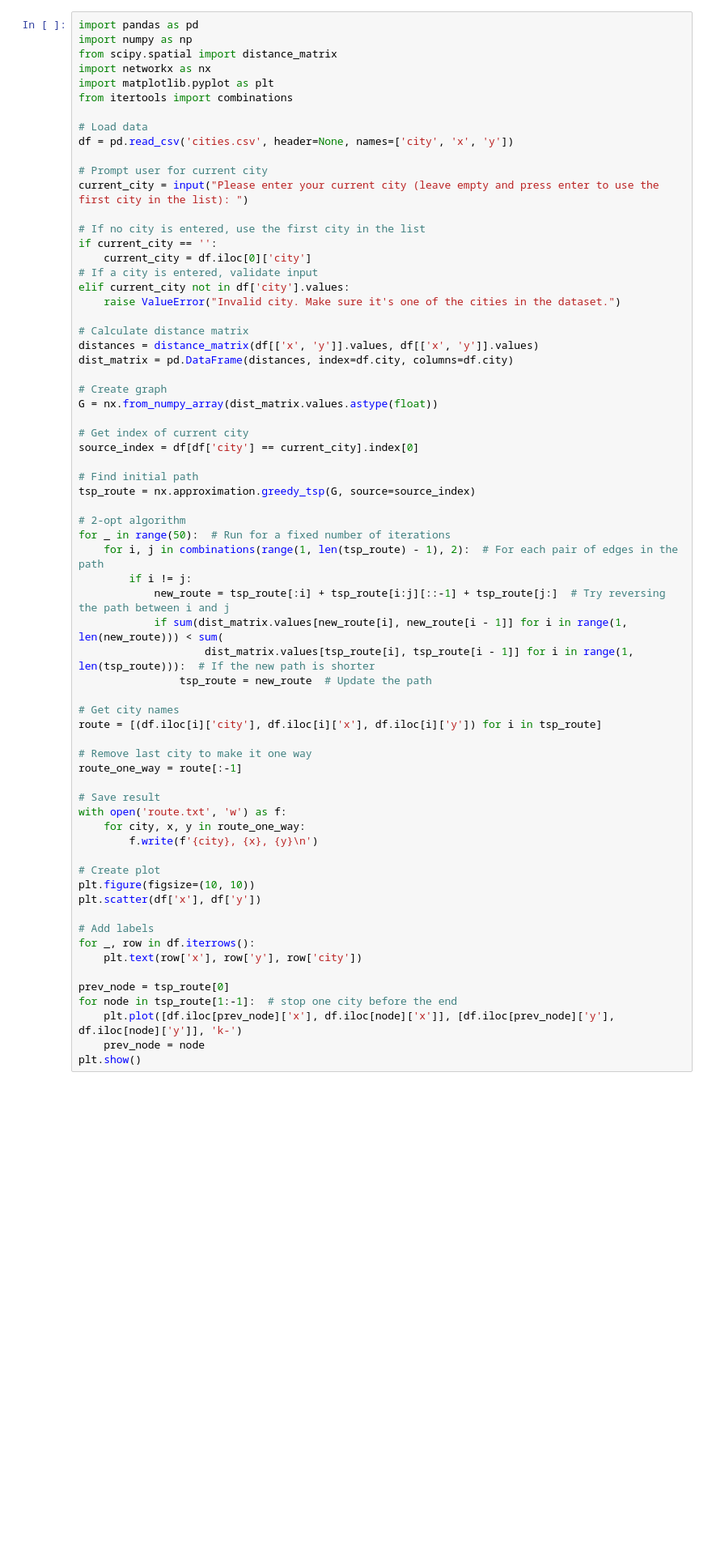
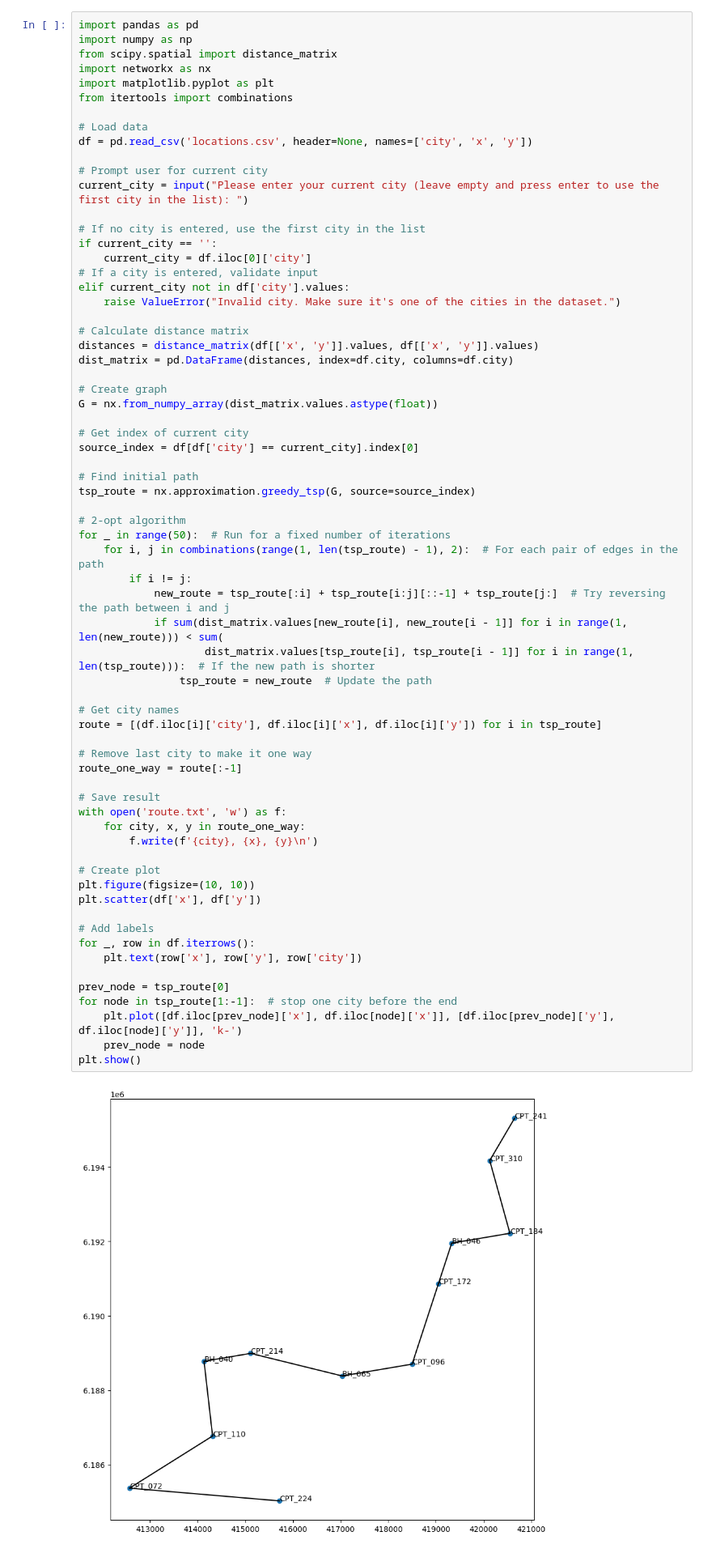
Before and after one commit to smlatic/remote-survey-operator, a Jupyter notebook: pathplanner_v2.ipynb, the cells around one changed output. Shown at 81% size. Cells and saved outputs as stored; diff of their text form; blank space fills up the shorter version.

```diff
--- a/pathplanner_v2.ipynb
+++ b/pathplanner_v2.ipynb
@@ -7,7 +7,7 @@ import matplotlib.pyplot as plt
 from itertools import combinations
 
 # Load data
-df = pd.read_csv('cities.csv', header=None, names=['city', 'x', 'y'])
+df = pd.read_csv('locations.csv', header=None, names=['city', 'x', 'y'])
 
 # Prompt user for current city
 current_city = input("Please enter your current city (leave empty and press enter to use the first city in the list): ")
@@ -38,30 +38,32 @@ for _ in range(50):  # Run for a fixed number of iterations
         if i != j:
             new_route = tsp_route[:i] + tsp_route[i:j][::-1] + tsp_route[j:]  # Try reversing the path between i and j
             if sum(dist_matrix.values[new_route[i], new_route[i - 1]] for i in range(1, len(new_route))) < sum(
                     dist_matrix.values[tsp_route[i], tsp_route[i - 1]] for i in range(1, len(tsp_route))):  # If the new path is shorter
                 tsp_route = new_route  # Update the path
 
 # Get city names
 route = [(df.iloc[i]['city'], df.iloc[i]['x'], df.iloc[i]['y']) for i in tsp_route]
 
 # Remove last city to make it one way
 route_one_way = route[:-1]
 
 # Save result
 with open('route.txt', 'w') as f:
     for city, x, y in route_one_way:
         f.write(f'{city}, {x}, {y}\n')
 
 # Create plot
 plt.figure(figsize=(10, 10))
 plt.scatter(df['x'], df['y'])
 
 # Add labels
 for _, row in df.iterrows():
     plt.text(row['x'], row['y'], row['city'])
 
 prev_node = tsp_route[0]
 for node in tsp_route[1:-1]:  # stop one city before the end
     plt.plot([df.iloc[prev_node]['x'], df.iloc[node]['x']], [df.iloc[prev_node]['y'], df.iloc[node]['y']], 'k-')
     prev_node = node
 plt.show()
+# %% [output]
+[figure, added]
```
Also changed, not shown: parts of 9 cells of this notebook, 16 other files.
